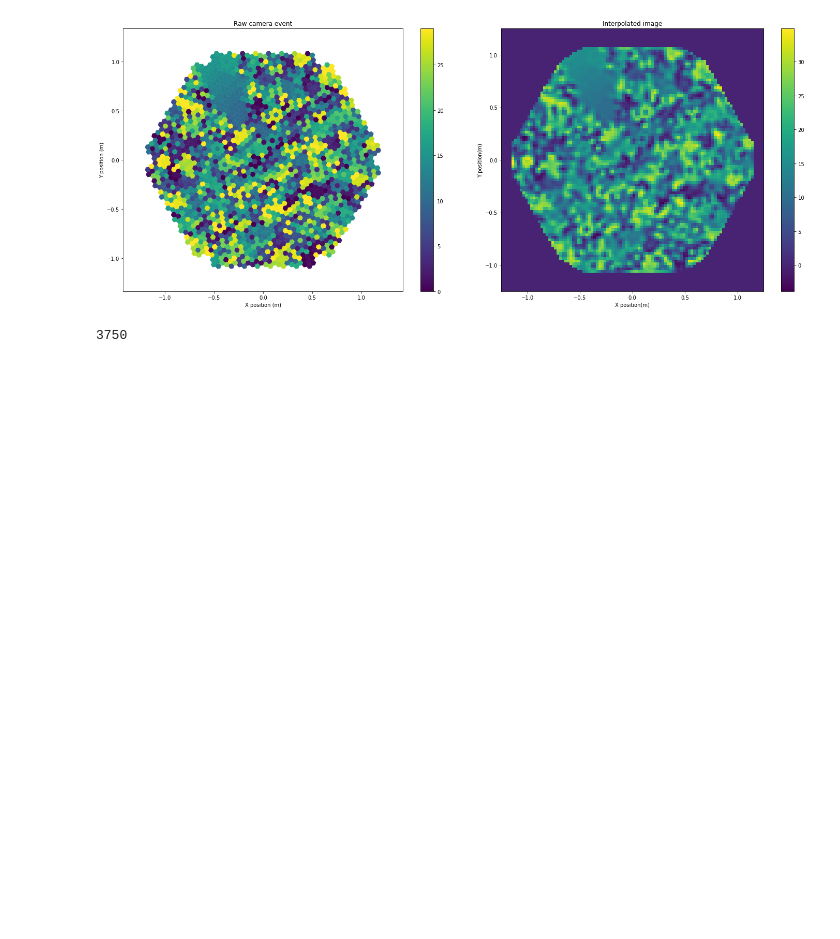
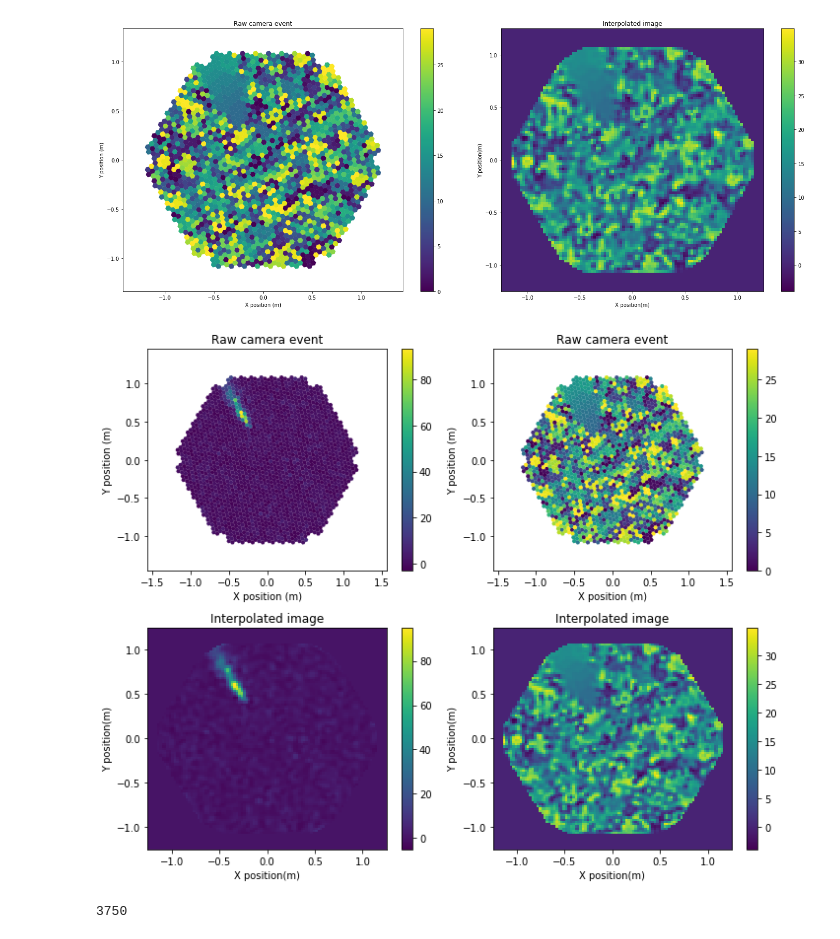
Before and after one commit to nicolamarinello/cta-lstchain, a Jupyter notebook: cnn/notebooks/thesis_plots.ipynb, the cells around one changed output. Drawn from its saved outputs; the diff is of its cells as text; code cells hidden in the pictures; blank space fills up the shorter version.

```diff
--- a/cnn/notebooks/thesis_plots.ipynb
+++ b/cnn/notebooks/thesis_plots.ipynb
@@ -193,6 +193,70 @@ plt.tight_layout()
 plt.savefig('real-interp-time.eps', format='eps', bbox_inches='tight', pad_inches=0.9)
 # %% [output]
 [figure]
+# %%
+# Load the camera
+%matplotlib inline
+geom = CameraGeometry.from_name("LSTCam")
+fig = plt.figure(figsize=(10, 8))
+
+# plt.suptitle('EVENT')
+
+# TOP LEFT
+ax = plt.subplot(2, 2, 1)
+
+disp = CameraDisplay(geom, ax=ax, title="Raw camera event")
+disp.add_colorbar()
+
+# pixels
+disp.image = img_charge
+
+# BOTTOM LEFT
+# interpolation
+points = np.array([np.array(geom.pix_x / u.m), np.array(geom.pix_y / u.m)]).T
+values = np.array(img_charge)
+
+grid_x, grid_y = np.mgrid[-1.25:1.25:100j, -1.25:1.25:100j]
+grid_z = griddata(points, values, (grid_x, grid_y), method='cubic')
+
+grid_z = np.nan_to_num(grid_z)
+ax = plt.subplot(2, 2, 3)
+ax.set_title('Interpolated image')
+ax.set_xlabel('X position(m)')
+ax.set_ylabel('Y position(m)')
+inter = ax.imshow(grid_z.T, extent=(-1.25, 1.25, -1.25, 1.25), origin='lower', aspect="auto")
+plt.colorbar(inter, ax=ax)
+
+
+# TOP RIGHT
+ax = plt.subplot(2, 2, 2)
+
+disp = CameraDisplay(geom, ax=ax, title="Raw camera event")
+disp.add_colorbar()
+
+# pixels
+disp.image = img_time
+
+
+# BOTTOM RIGHT
+points = np.array([np.array(geom.pix_x / u.m), np.array(geom.pix_y / u.m)]).T
+values = np.array(img_time)
+
+grid_x, grid_y = np.mgrid[-1.25:1.25:100j, -1.25:1.25:100j]
+grid_z = griddata(points, values, (grid_x, grid_y), method='cubic')
+
+grid_z = np.nan_to_num(grid_z)
+ax = plt.subplot(2, 2, 4)
+ax.set_title('Interpolated image')
+ax.set_xlabel('X position(m)')
+ax.set_ylabel('Y position(m)')
+inter = ax.imshow(grid_z.T, extent=(-1.25, 1.25, -1.25, 1.25), origin='lower', aspect="auto")
+plt.colorbar(inter, ax=ax)
+
+
+plt.tight_layout()
+plt.savefig('real-interp-4.eps', format='eps', bbox_inches='tight', pad_inches=0)
+# %% [output]
+[figure, added]
 # %%
 print(100*100 - np.count_nonzero(grid_z))
 # %% [output]
```
Also changed, not shown: parts of 2 cells of this notebook, 7 other files.
